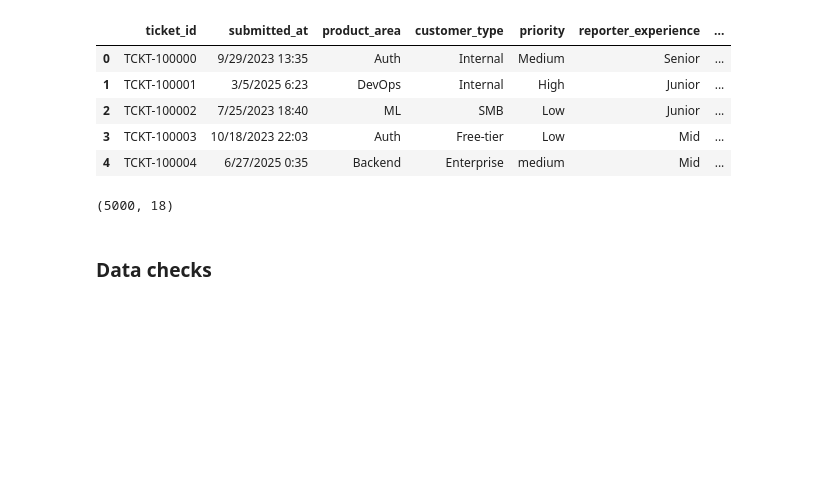
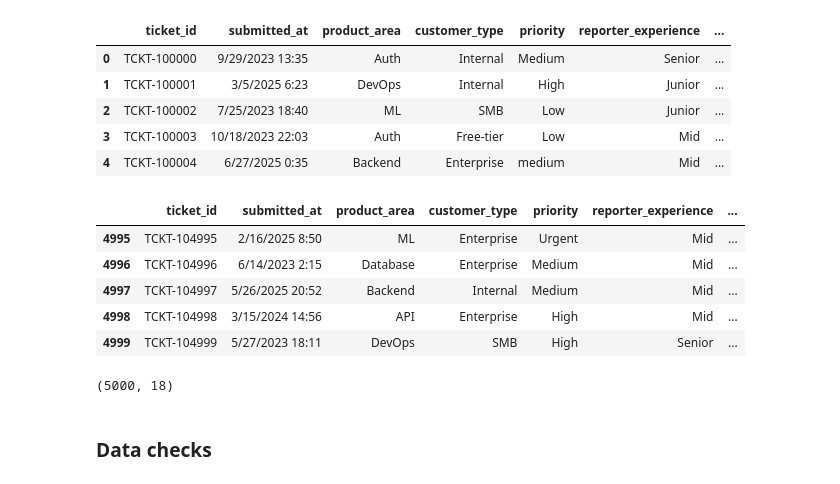
Before and after one commit to getrudeHarriet/Bug-Severity-ML-Project, a Jupyter notebook: notebook/CleaningandEDA.ipynb, the cells around one changed output. Drawn from its saved outputs; the diff is of its cells as text; code cells hidden in the pictures; blank space fills up the shorter version.

```diff
--- a/notebook/CleaningandEDA.ipynb
+++ b/notebook/CleaningandEDA.ipynb
@@ -17,6 +17,15 @@ df.head()
 | 2 | TCKT-100002 | 7/25/2023 18:40 | ML | SMB | Low | Junior | ... |
 | 3 | TCKT-100003 | 10/18/2023 22:03 | Auth | Free-tier | Low | Mid | ... |
 | 4 | TCKT-100004 | 6/27/2025 0:35 | Backend | Enterprise | medium | Mid | ... |
+# %%
+df.tail()
+# %% [output]
+|  | ticket_id | submitted_at | product_area | customer_type | priority | reporter_experience | ... |
+| 4995 | TCKT-104995 | 2/16/2025 8:50 | ML | Enterprise | Urgent | Mid | ... |
+| 4996 | TCKT-104996 | 6/14/2023 2:15 | Database | Enterprise | Medium | Mid | ... |
+| 4997 | TCKT-104997 | 5/26/2025 20:52 | Backend | Internal | Medium | Mid | ... |
+| 4998 | TCKT-104998 | 3/15/2024 14:56 | API | Enterprise | High | Mid | ... |
+| 4999 | TCKT-104999 | 5/27/2023 18:11 | DevOps | SMB | High | Senior | ... |
 # %%
 df.shape
 # %% [output]
```
Also changed, not shown: parts of 24 cells of this notebook.
